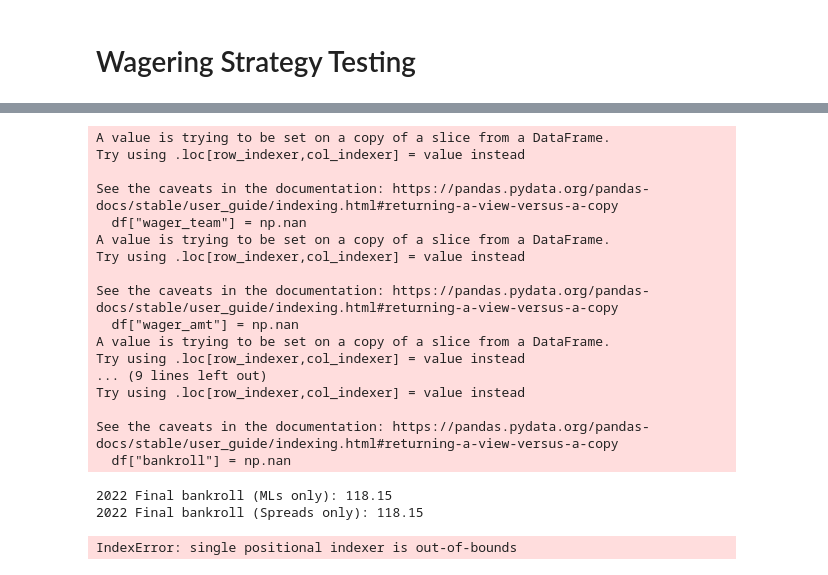
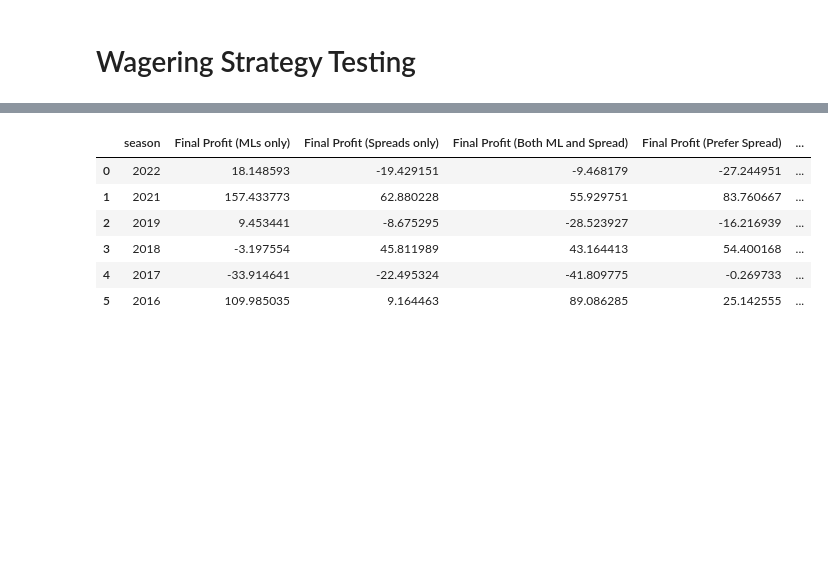
Before and after one commit to suprabhatgurrala/ncaa_tournament_data, a Jupyter notebook: ncaa_dd.ipynb, the cells around one changed output, grey strips where cells are left out. Saved outputs shown, nothing was run; the diff lists cells and outputs as text; code cells hidden in the pictures; blank space fills up the shorter version.

```diff
--- a/ncaa_dd.ipynb
+++ b/ncaa_dd.ipynb
@@ -301,33 +385,29 @@ def track_bankroll(df, spreads_only=False):
 # %%
+results = []
 for season in season_info["year"]:
-    ml_df = track_bankroll(ml_df[ml_df["season"] == season])
-    spread_df = track_bankroll(ml_df[ml_df["season"] == season], spreads_only=True)
-    # plt.figure()
-    # plt.plot(season_df["date_parsed"], season_df["bankroll"])
-    # # plt.legend()
-    # plt.title(season + " Bankroll over Time")
-    # plt.tight_layout()
-    # plt.show()
-    print(f"{season} Final bankroll (MLs only): {ml_df['bankroll'].iloc[-1]:.2f}")
-    print(f"{season} Final bankroll (Spreads only): {spread_df['bankroll'].iloc[-1]:.2f}")
+    wager_df = track_bankroll(ml_df[ml_df["season"] == season], strategy="ML")
+    spread_df = track_bankroll(ml_df[ml_df["season"] == season], strategy="Spread")
+    both_df = track_bankroll(ml_df[ml_df["season"] == season], strategy="Both")
+    prefer_spread_df = track_bankroll(ml_df[ml_df["season"] == season], strategy="Prefer Spread")
+    prefer_ml_df = track_bankroll(ml_df[ml_df["season"] == season], strategy="Prefer ML")
+    results.append(
+        {
+            "season": season,
+            "Final Profit (MLs only)": wager_df['bankroll'].iloc[-1] - BANKROLL,
+            "Final Profit (Spreads only)": spread_df['bankroll'].iloc[-1] - BANKROLL,
+            "Final Profit (Both ML and Spread)": both_df['bankroll'].iloc[-1] - BANKROLL,
+            "Final Profit (Prefer Spread)": prefer_spread_df['bankroll'].iloc[-1] - BANKROLL,
+            "Final Profit (Prefer ML)": prefer_ml_df['bankroll'].iloc[-1] - BANKROLL,
+        }
+    )
+results_df = pd.DataFrame(results)
-# %% [output]
-A value is trying to be set on a copy of a slice from a DataFrame.
-Try using .loc[row_indexer,col_indexer] = value instead
-
-See the caveats in the documentation: https://pandas.pydata.org/pandas-docs/stable/user_guide/indexing.html#returning-a-view-versus-a-copy
-  df["wager_team"] = np.nan
-A value is trying to be set on a copy of a slice from a DataFrame.
-Try using .loc[row_indexer,col_indexer] = value instead
-
-See the caveats in the documentation: https://pandas.pydata.org/pandas-docs/stable/user_guide/indexing.html#returning-a-view-versus-a-copy
-  df["wager_amt"] = np.nan
-A value is trying to be set on a copy of a slice from a DataFrame.
-Try using .loc[row_indexer,col_indexer] = value instead
-... (9 lines left out)
-Try using .loc[row_indexer,col_indexer] = value instead
-
-See the caveats in the documentation: https://pandas.pydata.org/pandas-docs/stable/user_guide/indexing.html#returning-a-view-versus-a-copy
-  df["bankroll"] = np.nan
-2022 Final bankroll (MLs only): 118.15
-2022 Final bankroll (Spreads only): 118.15
-IndexError: single positional indexer is out-of-bounds
+# %%
+results_df
+# %% [output]
+|  | season | Final Profit (MLs only) | Final Profit (Spreads only) | Final Profit (Both ML and Spread) | Final Profit (Prefer Spread) | ... |
+| 0 | 2022 | 18.148593 | -19.429151 | -9.468179 | -27.244951 | ... |
+| 1 | 2021 | 157.433773 | 62.880228 | 55.929751 | 83.760667 | ... |
+| 2 | 2019 | 9.453441 | -8.675295 | -28.523927 | -16.216939 | ... |
+| 3 | 2018 | -3.197554 | 45.811989 | 43.164413 | 54.400168 | ... |
+| 4 | 2017 | -33.914641 | -22.495324 | -41.809775 | -0.269733 | ... |
+| 5 | 2016 | 109.985035 | 9.164463 | 89.086285 | 25.142555 | ... |
```
Also changed, not shown: parts of 10 cells of this notebook.
